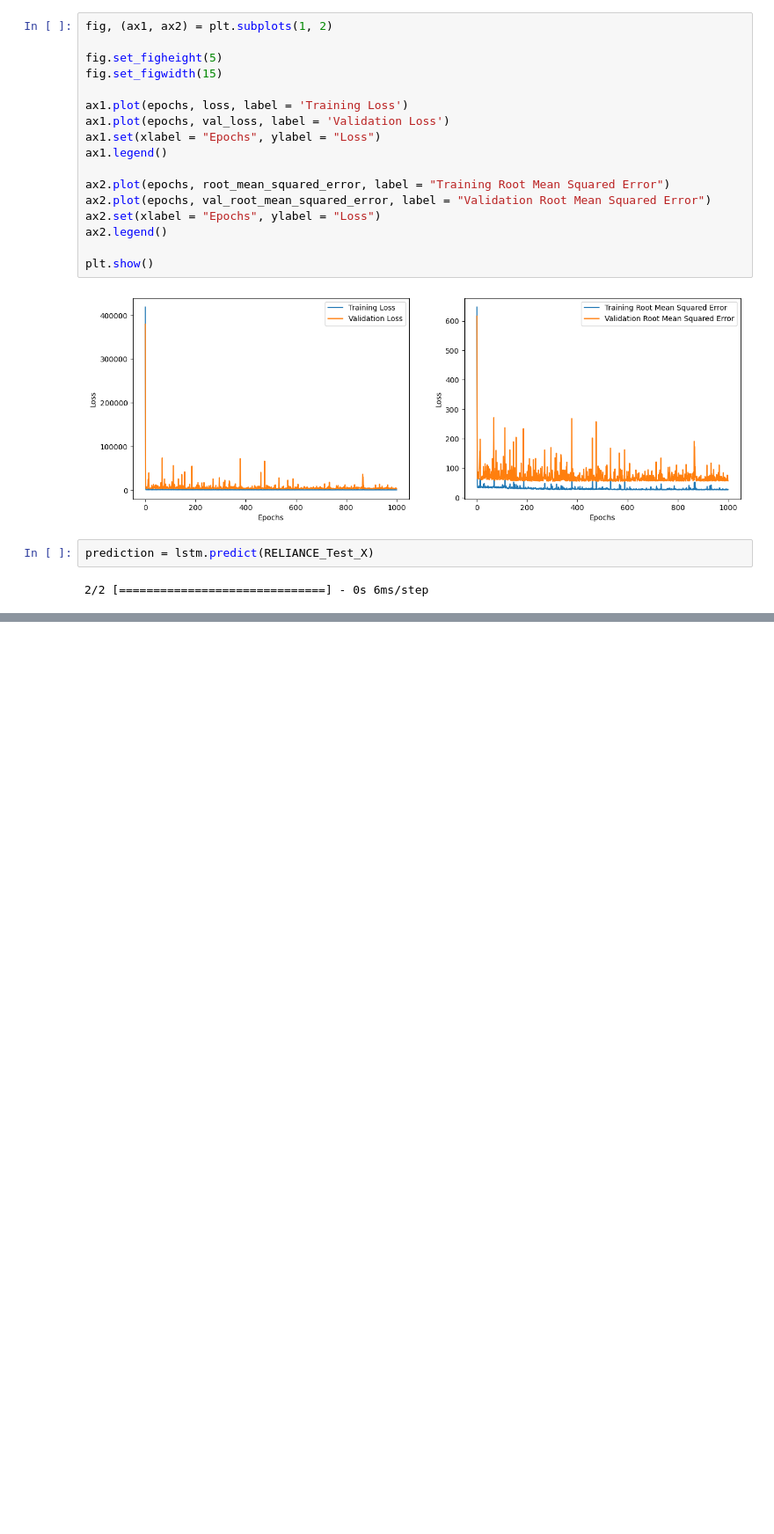
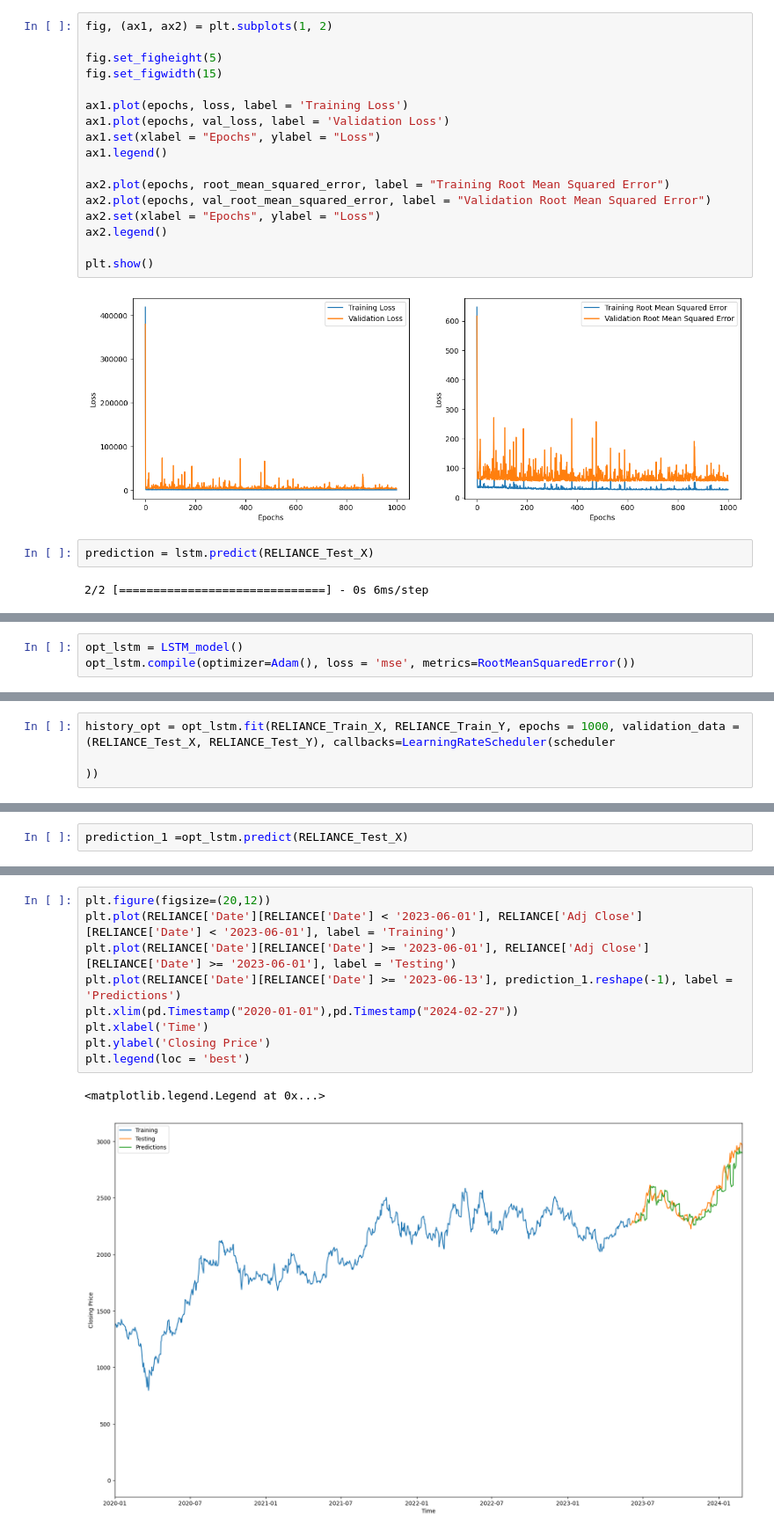
Before and after one commit to HP3-16/time-series-stocks, a Jupyter notebook: model_lstm_rel.ipynb, the cells around one changed output, grey strips where cells are left out. Shown at 88% size. Drawn from its saved outputs; the diff is of its cells as text; blank space fills up the shorter version.

Commit message:
lstm predicted

```diff
--- a/model_lstm_rel.ipynb
+++ b/model_lstm_rel.ipynb
@@ -144,0 +189,3 @@ plt.legend(loc = 'best')
+# %%
+opt_lstm = LSTM_model()
+opt_lstm.compile(optimizer=Adam(), loss = 'mse', metrics=RootMeanSquaredError())
@@ -144,0 +195,3 @@ plt.legend(loc = 'best')
+# %%
+history_opt = opt_lstm.fit(RELIANCE_Train_X, RELIANCE_Train_Y, epochs = 1000, validation_data = (RELIANCE_Test_X, RELIANCE_Test_Y), callbacks=LearningRateScheduler(scheduler
+                                                                                                                                                                    ))
@@ -144,0 +244,2 @@ plt.legend(loc = 'best')
+# %%
+prediction_1 =opt_lstm.predict(RELIANCE_Test_X)
@@ -144,0 +248,12 @@ plt.legend(loc = 'best')
+# %%
+plt.figure(figsize=(20,12))
+plt.plot(RELIANCE['Date'][RELIANCE['Date'] < '2023-06-01'], RELIANCE['Adj Close'][RELIANCE['Date'] < '2023-06-01'], label = 'Training')
+plt.plot(RELIANCE['Date'][RELIANCE['Date'] >= '2023-06-01'], RELIANCE['Adj Close'][RELIANCE['Date'] >= '2023-06-01'], label = 'Testing')
+plt.plot(RELIANCE['Date'][RELIANCE['Date'] >= '2023-06-13'], prediction_1.reshape(-1), label = 'Predictions')
+plt.xlim(pd.Timestamp("2020-01-01"),pd.Timestamp("2024-02-27"))
+plt.xlabel('Time')
+plt.ylabel('Closing Price')
+plt.legend(loc = 'best')
+# %% [output]
+<matplotlib.legend.Legend at 0x...>
+[figure, added]
```
Also changed, not shown: parts of 15 cells of this notebook.
